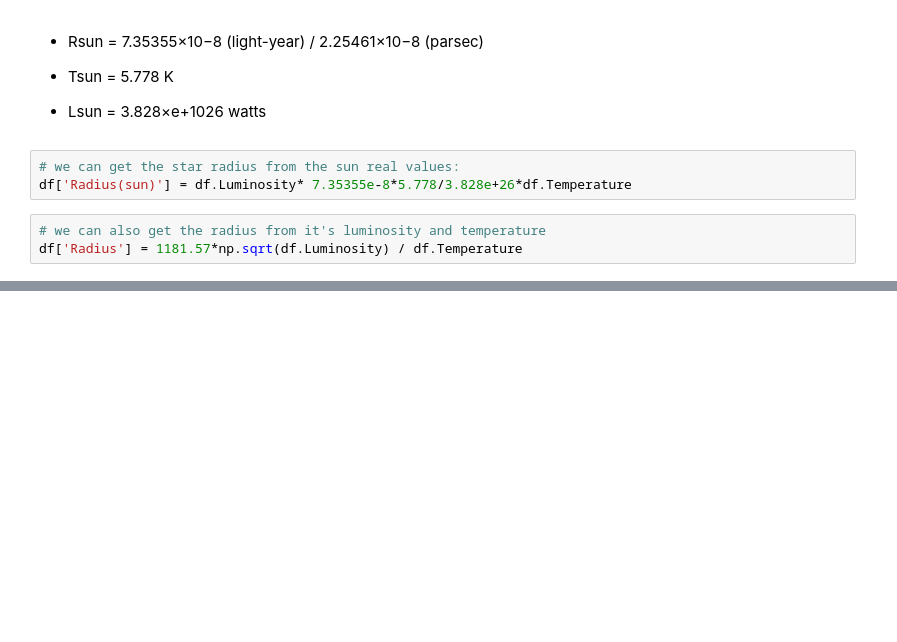
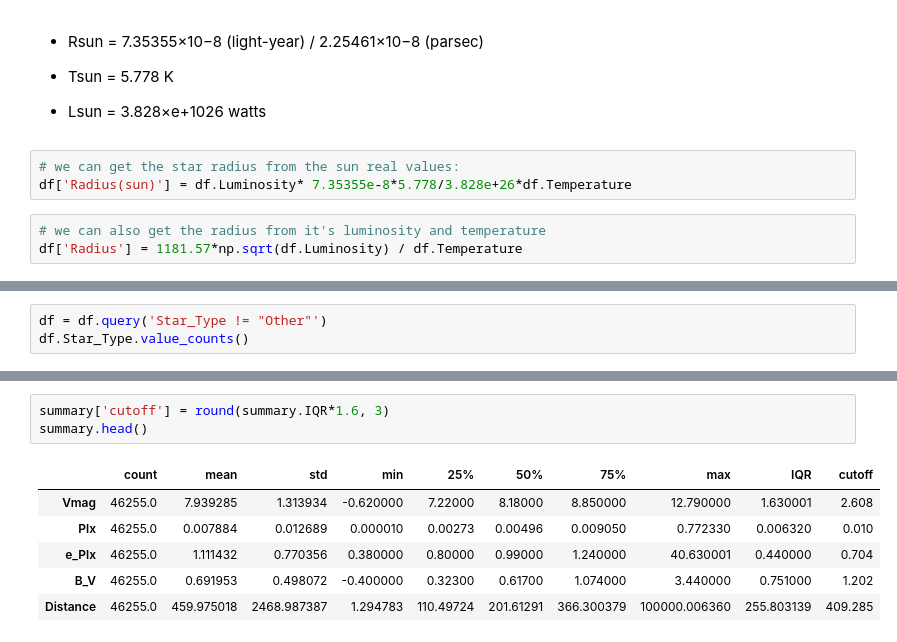
Before and after one commit to ahmedidrissi/stellar-classification, a Jupyter notebook: data-processing.ipynb, the cells around one changed output, grey strips where cells are left out. Saved outputs shown, nothing was run; the diff lists cells and outputs as text; blank space fills up the shorter version.

Commit message:
add stars types and find outliers

```diff
--- a/data-processing.ipynb
+++ b/data-processing.ipynb
@@ -395,0 +439,3 @@ df.describe().T
+# %%
+df = df.query('Star_Type != "Other"')
+df.Star_Type.value_counts()
@@ -395,0 +521,10 @@ df.describe().T
+# %%
+summary['cutoff'] = round(summary.IQR*1.6, 3)
+summary.head()
+# %% [output]
+|  | count | mean | std | min | 25% | 50% | 75% | max | IQR | cutoff |
+| Vmag | 46255.0 | 7.939285 | 1.313934 | -0.620000 | 7.22000 | 8.18000 | 8.850000 | 12.790000 | 1.630001 | 2.608 |
+| Plx | 46255.0 | 0.007884 | 0.012689 | 0.000010 | 0.00273 | 0.00496 | 0.009050 | 0.772330 | 0.006320 | 0.010 |
+| e_Plx | 46255.0 | 1.111432 | 0.770356 | 0.380000 | 0.80000 | 0.99000 | 1.240000 | 40.630001 | 0.440000 | 0.704 |
+| B_V | 46255.0 | 0.691953 | 0.498072 | -0.400000 | 0.32300 | 0.61700 | 1.074000 | 3.440000 | 0.751000 | 1.202 |
+| Distance | 46255.0 | 459.975018 | 2468.987387 | 1.294783 | 110.49724 | 201.61291 | 366.300379 | 100000.006360 | 255.803139 | 409.285 |
```
Also changed, not shown: parts of 18 cells of this notebook.
